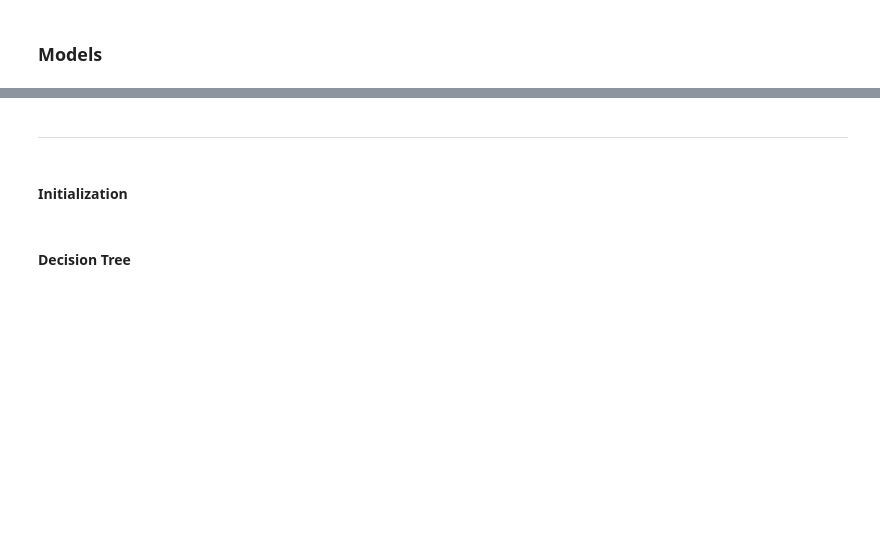
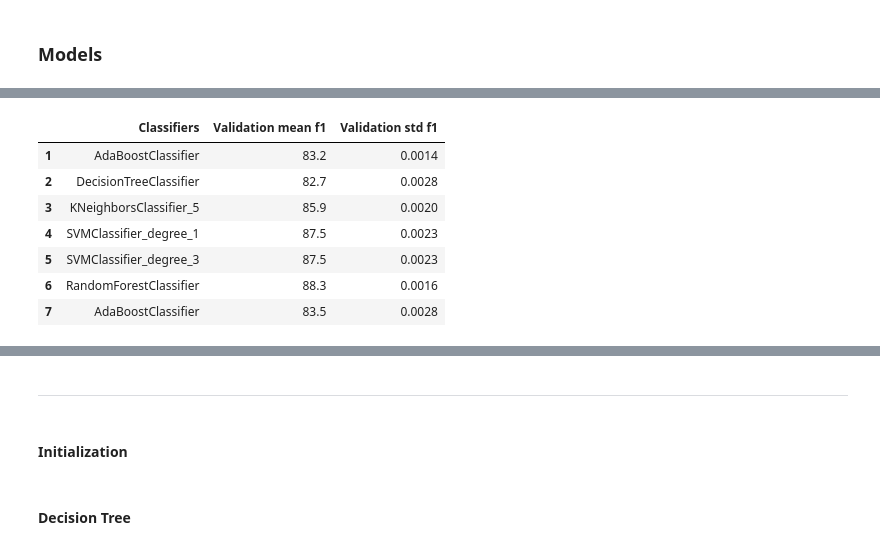
Before and after one commit to Seeeeeyo/CropHarvest, a Jupyter notebook: Classifiers.ipynb, the cells around one changed output, grey strips where cells are left out. Drawn from its saved outputs; the diff is of its cells as text; code cells hidden in the pictures; blank space fills up the shorter version.

```diff
--- a/Classifiers.ipynb
+++ b/Classifiers.ipynb
@@ -177,14 +190,20 @@ if oversampling:
 # %% [markdown]
 #### Data Standardization
 # %%
-standardization = False
-if standardization:
-  # Standardization of training data
-  for ind in header_x:
-    df_train[ind] = (df_train[ind]-df_train[ind].mean())/df_train[ind].std()
+# standardization = False
+# if standardization:
+#   # Standardization of training data
+#   for ind in header_x:
+#     df_train[ind] = (df_train[ind]-df_train[ind].mean())/df_train[ind].std()
 
-  # Standardization of test data
-  for ind in header_x:
-    df_test[ind] = (df_test[ind]-df_test[ind].mean())/df_test[ind].std()
+#   # Standardization of test data
+#   for ind in header_x:
+#     df_test[ind] = (df_test[ind]-df_test[ind].mean())/df_test[ind].std()
+
+# from sklearn.preprocessing import StandardScaler
+# # define standard scaler
+# scaler = StandardScaler()
+# # transform data
+# df_train[header_x] = scaler.fit_transform(df_train[header_x])
 # %% [markdown]
 #### Convert to numpy
@@ -190,0 +212,4 @@ if standardization:
+# %%
+# split into X and y
+X = df_train.drop(['LABELS'], axis=1)
+y = df_train['LABELS']
@@ -217,7 +279,8 @@ X_test.shape (17888, 216)
+# %%
+result = pd.DataFrame(columns = ("Classifiers", "Validation mean f1","Validation std f1"))
+classifier, val_mean_scores, val_std_scores = [],[],[]
 # %%
 from sklearn.tree import DecisionTreeClassifier
 from sklearn.model_selection import cross_val_score
-cls = DecisionTreeClassifier()
-cls.fit(X_train, y_train)
-cls.score(X_test, y_test)
-# cross_val_score(cls, df_train[header_x], df_train['LABELS'], cv=10)
+import pickle
+API_KEY = 'kBRAlsKBa9qYcqfZ3kXA197dW'
@@ -251,0 +432,13 @@ from sklearn.metrics import confusion_matrix
+# %%
+for i, text in enumerate(classifier):
+    result.loc[i+1] = [text,np.around(val_mean_scores[i]*100, decimals = 1),np.around(val_std_scores[i], decimals=4)]
+result
+# %% [output]
+|  | Classifiers | Validation mean f1 | Validation std f1 |
+| 1 | AdaBoostClassifier | 83.2 | 0.0014 |
+| 2 | DecisionTreeClassifier | 82.7 | 0.0028 |
+| 3 | KNeighborsClassifier_5 | 85.9 | 0.0020 |
+| 4 | SVMClassifier_degree_1 | 87.5 | 0.0023 |
+| 5 | SVMClassifier_degree_3 | 87.5 | 0.0023 |
+| 6 | RandomForestClassifier | 88.3 | 0.0016 |
+| 7 | AdaBoostClassifier | 83.5 | 0.0028 |
```
Also changed, not shown: parts of 25 cells of this notebook.
